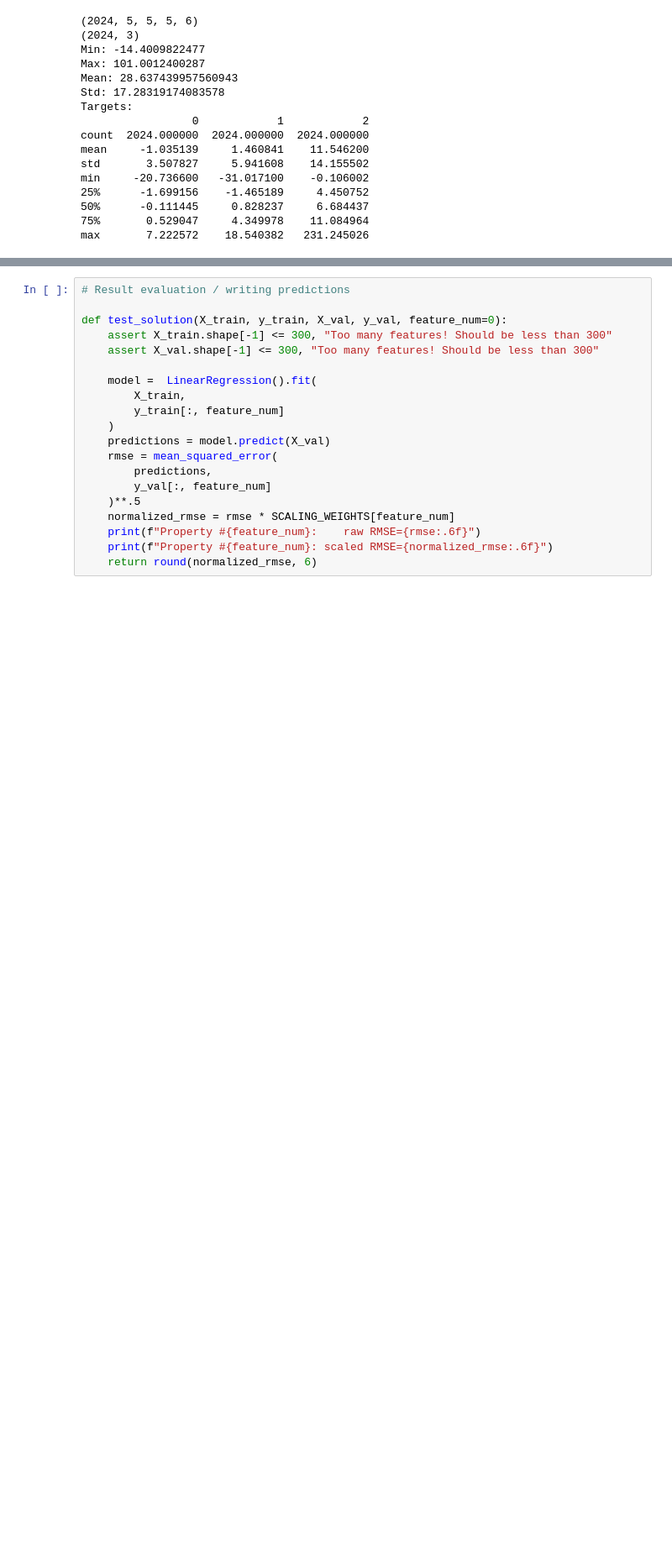
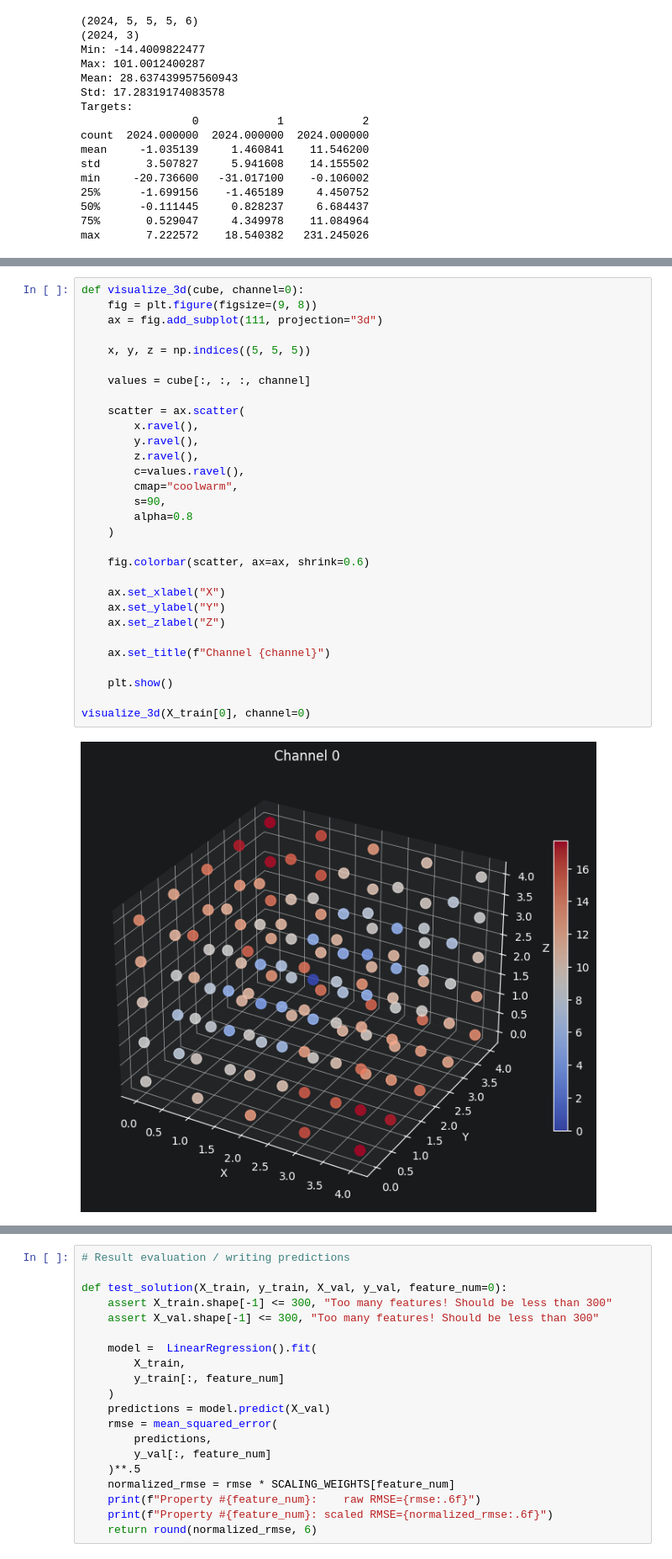
Before and after one commit to koljaPl/ml-problems, a Jupyter notebook: training/ioai/Lost_in_Hyperspace/main.ipynb, the cells around one changed output, grey strips where cells are left out. Shown at 84% size. Cells and saved outputs as stored; diff of their text form; blank space fills up the shorter version.

```diff
--- a/training/ioai/Lost_in_Hyperspace/main.ipynb
+++ b/training/ioai/Lost_in_Hyperspace/main.ipynb
@@ -212,0 +133,32 @@ Channel 5: Median correlation = -0.1466
+# %%
+def visualize_3d(cube, channel=0):
+    fig = plt.figure(figsize=(9, 8))
+    ax = fig.add_subplot(111, projection="3d")
+
+    x, y, z = np.indices((5, 5, 5))
+
+    values = cube[:, :, :, channel]
+
+    scatter = ax.scatter(
+        x.ravel(),
+        y.ravel(),
+        z.ravel(),
+        c=values.ravel(),
+        cmap="coolwarm",
+        s=90,
+        alpha=0.8
+    )
+
+    fig.colorbar(scatter, ax=ax, shrink=0.6)
+
+    ax.set_xlabel("X")
+    ax.set_ylabel("Y")
+    ax.set_zlabel("Z")
+
+    ax.set_title(f"Channel {channel}")
+
+    plt.show()
+
+visualize_3d(X_train[0], channel=0)
+# %% [output]
+[figure, added]
```
Also changed, not shown: parts of 10 cells of this notebook.
